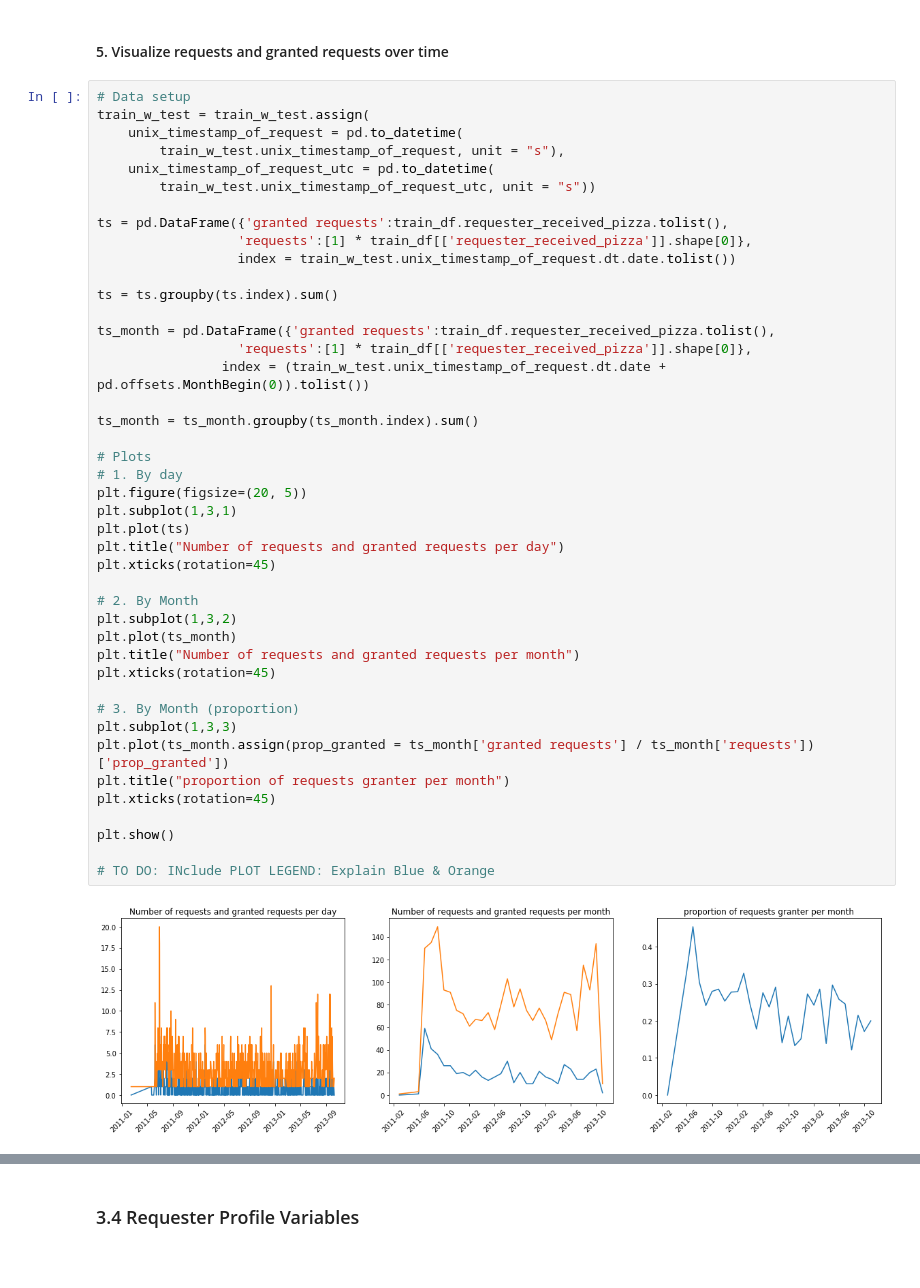
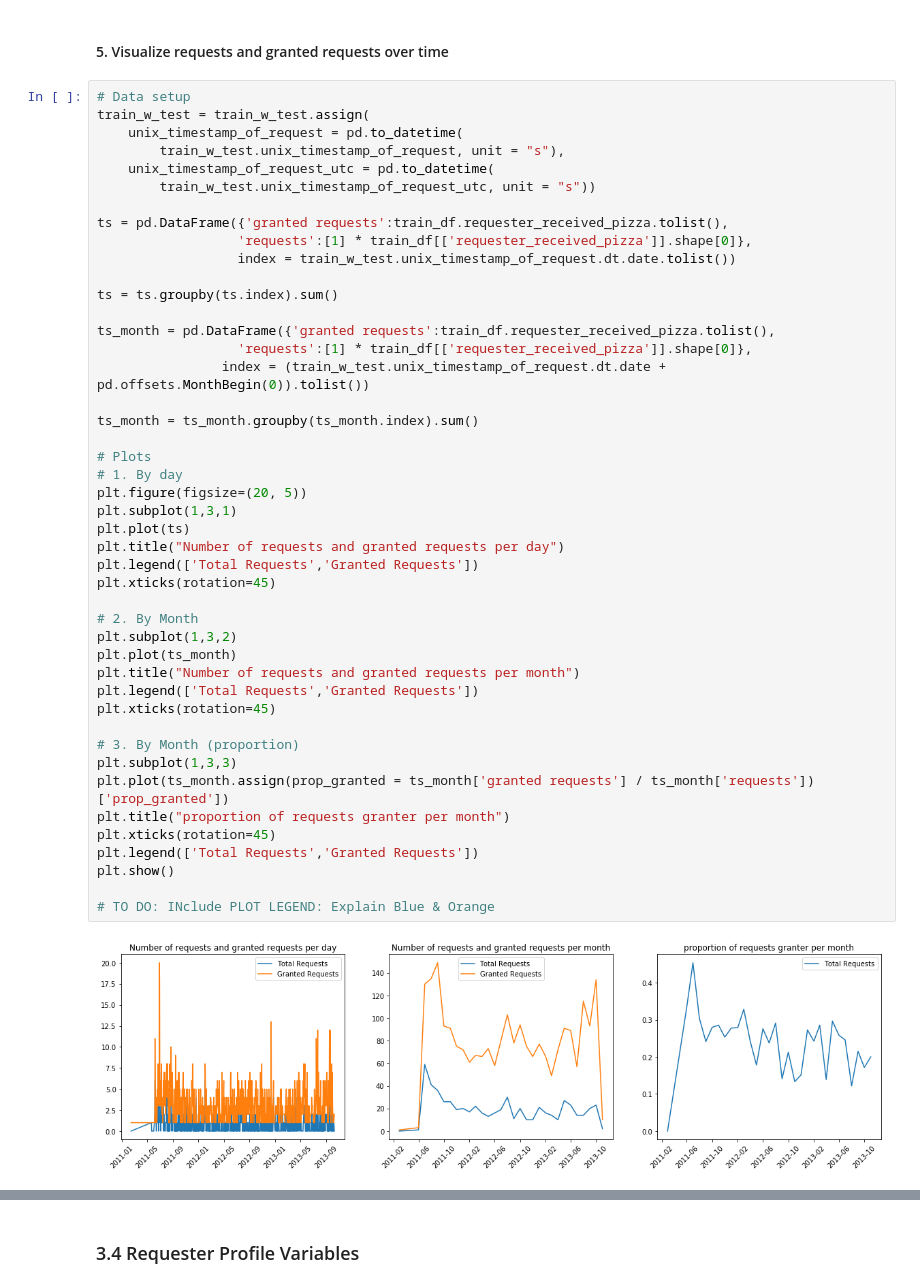
Before and after one commit to timspit/w207_final_project, a Jupyter notebook: Pizza Project_V0.1_JV.ipynb, the cells around one changed output, grey strips where cells are left out. Drawn from its saved outputs; the diff is of its cells as text.

```diff
--- a/Pizza Project_V0.1_JV.ipynb
+++ b/Pizza Project_V0.1_JV.ipynb
@@ -473,35 +464,37 @@ ts = ts.groupby(ts.index).sum()
 
 ts_month = pd.DataFrame({'granted requests':train_df.requester_received_pizza.tolist(),
                   'requests':[1] * train_df[['requester_received_pizza']].shape[0]},
                 index = (train_w_test.unix_timestamp_of_request.dt.date + pd.offsets.MonthBegin(0)).tolist())
 
 ts_month = ts_month.groupby(ts_month.index).sum()
 
 # Plots
 # 1. By day
 plt.figure(figsize=(20, 5))
 plt.subplot(1,3,1)
 plt.plot(ts)
 plt.title("Number of requests and granted requests per day")
+plt.legend(['Total Requests','Granted Requests'])
 plt.xticks(rotation=45)
 
 # 2. By Month
 plt.subplot(1,3,2)
 plt.plot(ts_month)
 plt.title("Number of requests and granted requests per month")
+plt.legend(['Total Requests','Granted Requests'])
 plt.xticks(rotation=45)
 
 # 3. By Month (proportion)
 plt.subplot(1,3,3)
 plt.plot(ts_month.assign(prop_granted = ts_month['granted requests'] / ts_month['requests'])['prop_granted'])
 plt.title("proportion of requests granter per month")
 plt.xticks(rotation=45)
-
+plt.legend(['Total Requests','Granted Requests'])
 plt.show()
 
 # TO DO: INclude PLOT LEGEND: Explain Blue & Orange
 # %% [output]
-[figure, old version]
+[figure, new version]
 # %% [markdown]
 <a id="profile"></a>
 # %% [markdown]
```
Also changed, not shown: parts of 48 cells of this notebook.
